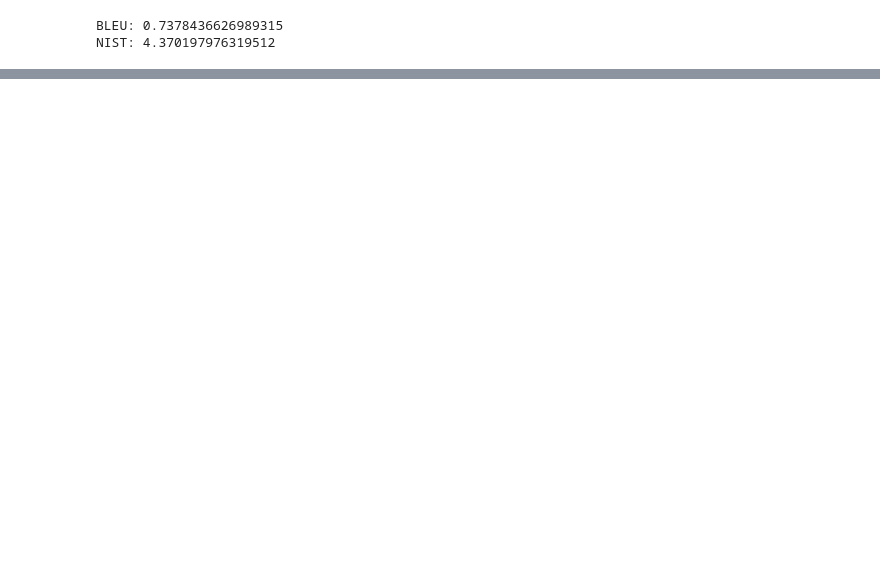
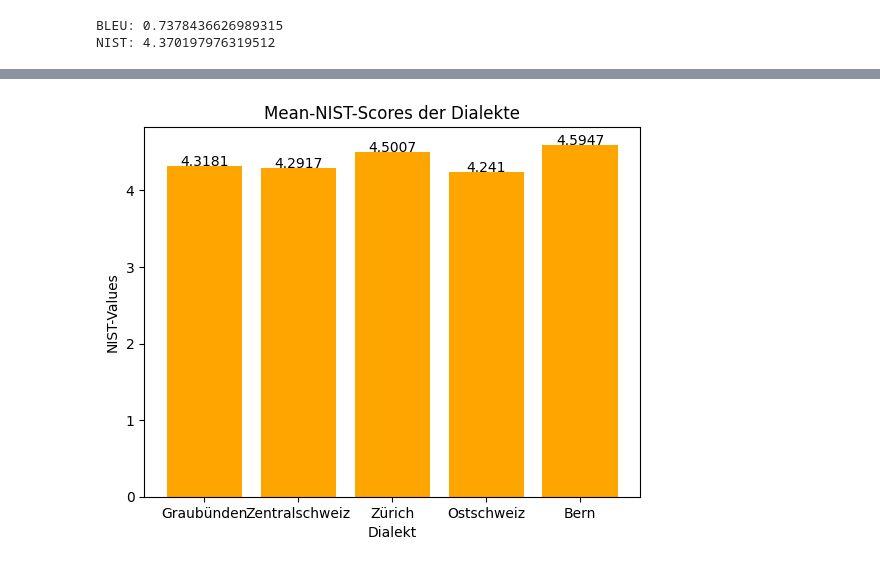
Before and after one commit to flaviopfister/swiss_qa_dataset, a Jupyter notebook: Swiss_QA_Projekt/DataTranslated/DataTranslated.ipynb, the cells around one changed output, grey strips where cells are left out. Saved outputs shown, nothing was run; the diff lists cells and outputs as text; code cells hidden in the pictures; blank space fills up the shorter version.

```diff
--- a/Swiss_QA_Projekt/DataTranslated/DataTranslated.ipynb
+++ b/Swiss_QA_Projekt/DataTranslated/DataTranslated.ipynb
@@ -219,0 +261,21 @@ plt.show()
+# %%
+# calculate the mean NIST value for each dialect
+dialekte = ['Graubünden', 'Zentralschweiz', 'Zürich', 'Ostschweiz', 'Bern']
+dialekt_nist = []
+
+
+dialekt_nist.append(merged.loc[merged['Dialekt'] == 'Graubünden']['NIST'].mean().round(4))
+dialekt_nist.append(merged.loc[merged['Dialekt'] == 'Zentralschweiz']['NIST'].mean().round(4))
+dialekt_nist.append(merged.loc[merged['Dialekt'] == 'Zürich']['NIST'].mean().round(4))
+dialekt_nist.append(merged.loc[merged['Dialekt'] == 'Ostschweiz']['NIST'].mean().round(4))
+dialekt_nist.append(merged.loc[merged['Dialekt'] == 'Bern']['NIST'].mean().round(4))
+
+# plot the mean BLEU value for each dialect
+plt.bar(dialekte, dialekt_nist, color='orange')
+addlabels(dialekte, dialekt_nist)
+plt.xlabel('Dialekt')
+plt.ylabel('NIST-Values')
+plt.title('Mean-NIST-Scores der Dialekte')
+plt.show()
+# %% [output]
+[figure, added]
```
Also changed, not shown: parts of 12 cells of this notebook, 4 other files.
